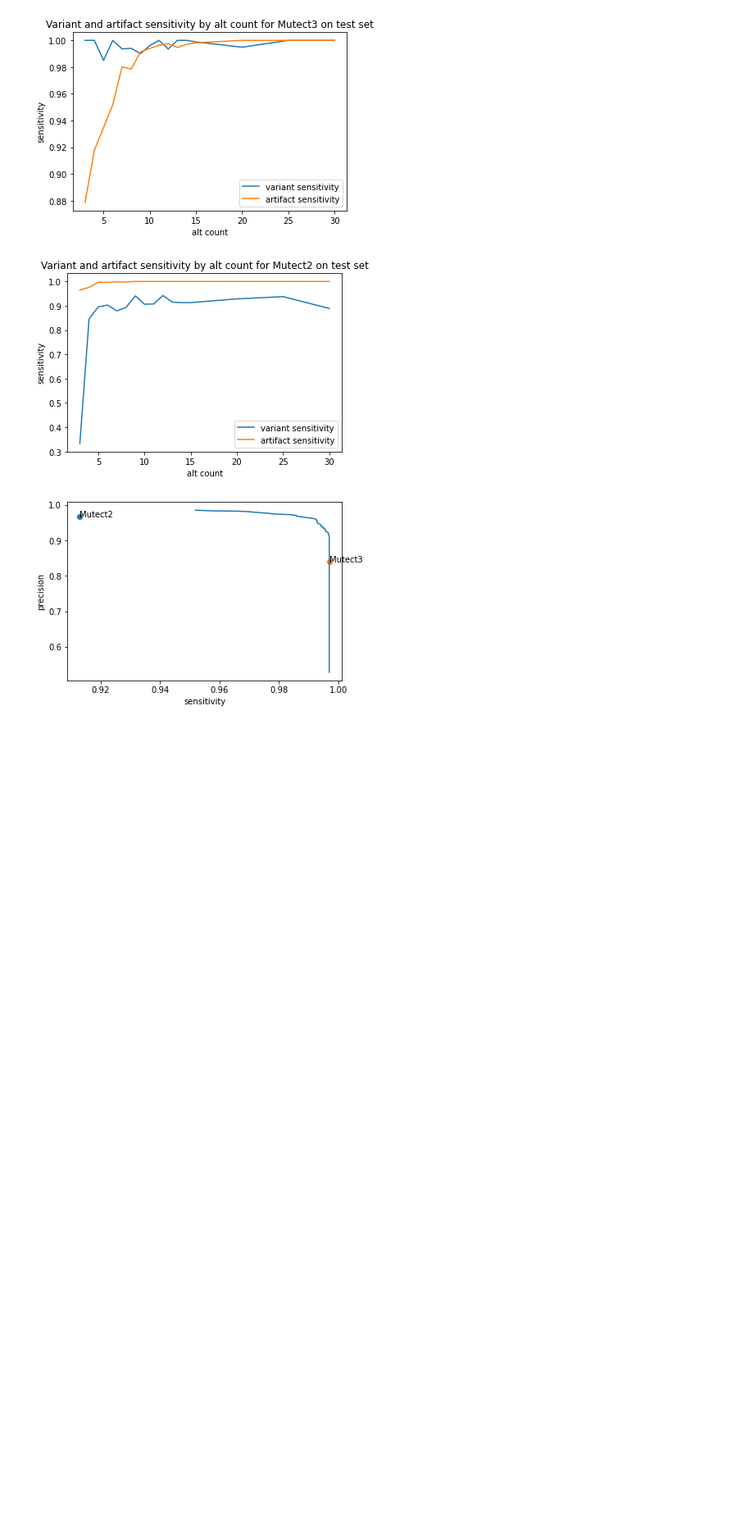
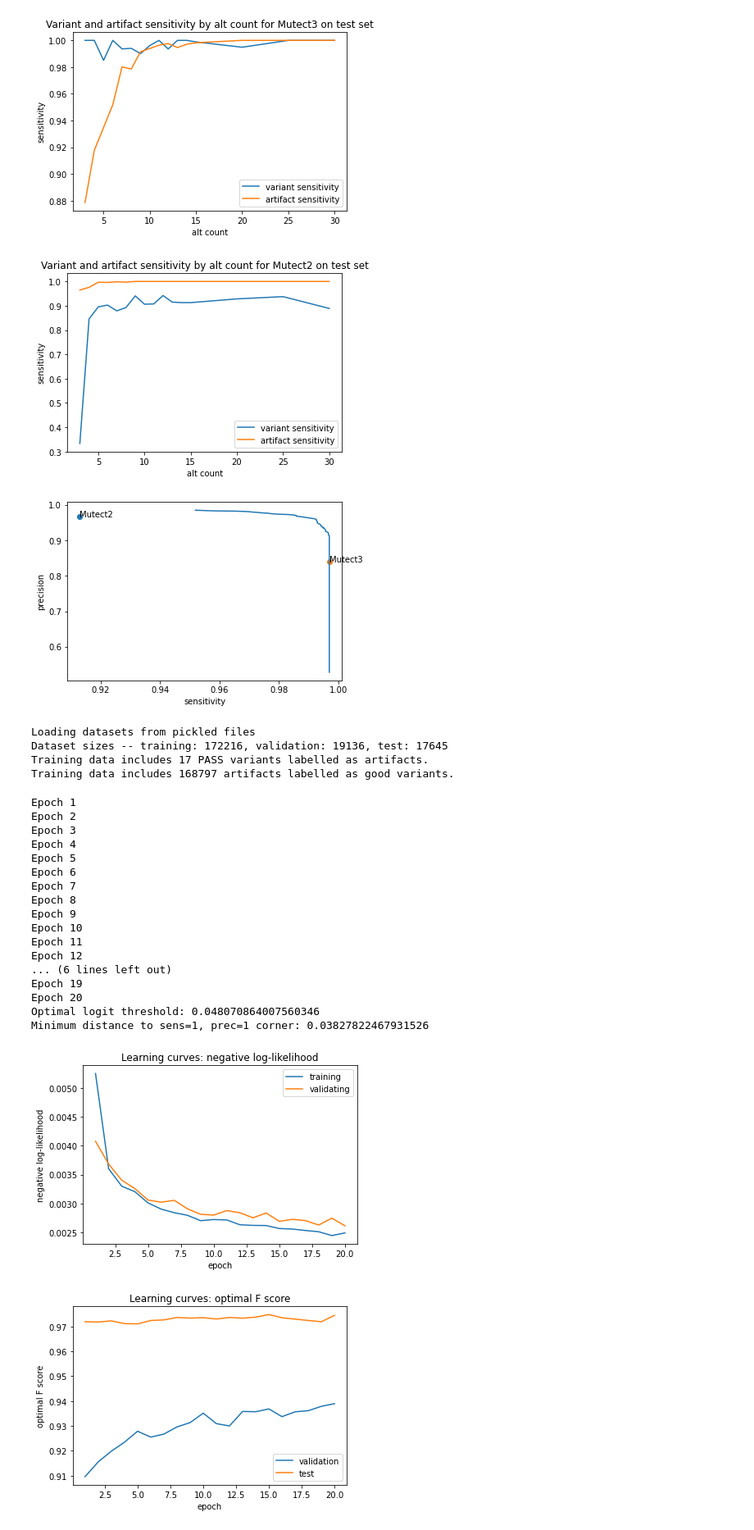
Before and after one commit to davidbenjamin/permutect, a Jupyter notebook: mutect3.ipynb, the cells around one changed output. Shown at 82% size. Cells and saved outputs as stored; diff of their text form; code cells hidden in the pictures; blank space fills up the shorter version.

```diff
--- a/mutect3.ipynb
+++ b/mutect3.ipynb
@@ -101,6 +95,8 @@ def make_data_loaders(train, valid, test):
 def train_model(model, train_loader, valid_loader, test_loader, num_epochs):
     criterion = nn.BCEWithLogitsLoss()
     optimizer = torch.optim.Adam(model.parameters())
+    prior_model = spectrum.PriorModel(initial_log_ratio = 4.0)
+    posterior_model = PriorAdjustedReadSetClassifier(model, prior_model)
 
     training_metrics = TrainingMetrics()
     for epoch in range(1, num_epochs + 1):
@@ -108,6 +104,14 @@ def train_model(model, train_loader, valid_loader, test_loader, num_epochs):
         for (loader, epoch_type) in [(train_loader, "training"), (valid_loader, "validating")]:
             is_training = epoch_type == "training"
             model.train(is_training)
+
+            # if training, we learn all parameters except for the calibration layer
+            # during validation, we freeze all lower layers but learn calibration
+            if is_training:
+                model.unfreeze_everything_except_calibration()
+            else:
+                model.freeze_everything_except_calibration()
+
             epoch_loss = 0
 
             for batch_number, batch in enumerate(loader):
@@ -115,19 +119,20 @@ def train_model(model, train_loader, valid_loader, test_loader, num_epochs):
                 loss = criterion(predictions, batch.labels())
                 epoch_loss += loss.item()
 
-                if is_training:
-                    optimizer.zero_grad()
-                    loss.backward()
-                    optimizer.step()
+                # note that during validation we do gradient descent but only on the calibration layer
+                optimizer.zero_grad()
+                loss.backward()
+                optimizer.step()
+
             training_metrics.add(TrainingMetrics.NLL, epoch_type, epoch_loss / (len(loader)*BATCH_SIZE))
 
-        # generate the full posterior model after each epoch to measure test set performance
-        posterior_model = model.make_posterior_model(valid_loader, test_loader, logit_threshold=-4.0)
+        # update the prior model, which affects the posterior model
+        prior_model.learn_epoch(posterior_model, test_loader, m2_filters_to_keep={'normal_artifact'}, threshold=0.0)
         training_metrics.add(TrainingMetrics.F, "validation", validation.get_optimal_f_score(model, valid_loader))
         training_metrics.add(TrainingMetrics.F, "test", validation.get_optimal_f_score(posterior_model, test_loader, m2_filters_to_keep = {'normal_artifact'}))
 
     # model is trained
-    return training_metrics
+    return training_metrics, posterior_model
 # %%
 EPOCHS = 50
 
@@ -139,18 +144,12 @@ def run_evaluation(training_pickles, test_pickle, num_epochs=EPOCHS):
     train_false_artifacts = len([_ for datum in train if 'PASS' in datum.mutect_info().filters() and datum.artifact_label() == 1])
     print("Training data includes " + str(train_false_artifacts) + " PASS variants labelled as artifacts.")
 
-    train_false_variants = len([_ for datum in train if (len(datum.mutect_info().filters()) > 1 or "germline" not in datum.mutect_info().filters()) and datum.artifact_label() == 0])
-    print("Training data includes " + str(train_false_variants) + " artifacts labelled as good variants.")
-
     # Learn model
     train_loader, valid_loader, test_loader = make_data_loaders(train, valid, test)
     model = ReadSetClassifier([NUM_READ_FEATURES, 20, 20], [NUM_INFO_FEATURES, 10, 10], [10]).float()
-    training_metrics = train_model(model, train_loader, valid_loader, test_loader, num_epochs)
+    training_metrics, posterior_model = train_model(model, train_loader, valid_loader, test_loader, num_epochs)
     training_metrics.plot_all_metrics()
-
-    posterior_model = model.make_posterior_model(valid_loader, test_loader, logit_threshold=-4.0)
-    posterior_model.get_artifact_spectrum().plot_spectrum("Artifact AF spectrum")
-    posterior_model.get_variant_spectrum().plot_spectrum("Variant AF spectrum")
+    posterior_model.get_prior_model().plot_spectra()
 
     artifact_threshold = 1 - threshold.calculate_true_prob_threshold(posterior_model, test_loader, {'normal_artifact'})
     logit_threshold = np.log(artifact_threshold/(1 - artifact_threshold))
@@ -247,3 +246,30 @@ Minimum distance to sens=1, prec=1 corner: 0.032301112200164274
 [figure]
 [figure]
 [figure]
+# %%
+#leaky_relu and learnable alt count-dependent confidence
+run_evaluation([DREAM_1_PAIR], DREAM_1_TEST, 20)
+# %% [output]
+Loading datasets from pickled files
+Dataset sizes -- training: 172216, validation: 19136, test: 17645
+Training data includes 17 PASS variants labelled as artifacts.
+Training data includes 168797 artifacts labelled as good variants.
+Epoch 1
+Epoch 2
+Epoch 3
+Epoch 4
+Epoch 5
+Epoch 6
+Epoch 7
+Epoch 8
+Epoch 9
+Epoch 10
+Epoch 11
+Epoch 12
+... (6 lines left out)
+Epoch 19
+Epoch 20
+Optimal logit threshold: 0.048070864007560346
+Minimum distance to sens=1, prec=1 corner: 0.03827822467931526
+[figure, added]
+[figure, added]
```
Also changed, not shown: parts of 5 cells of this notebook, 2 other files.
